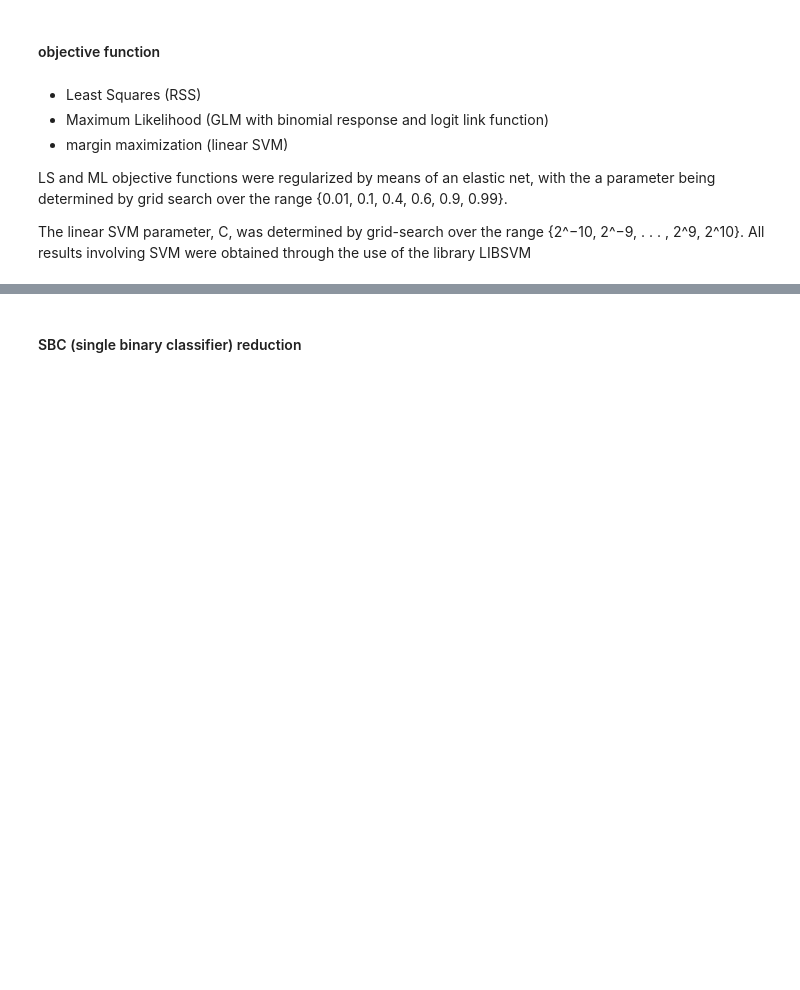
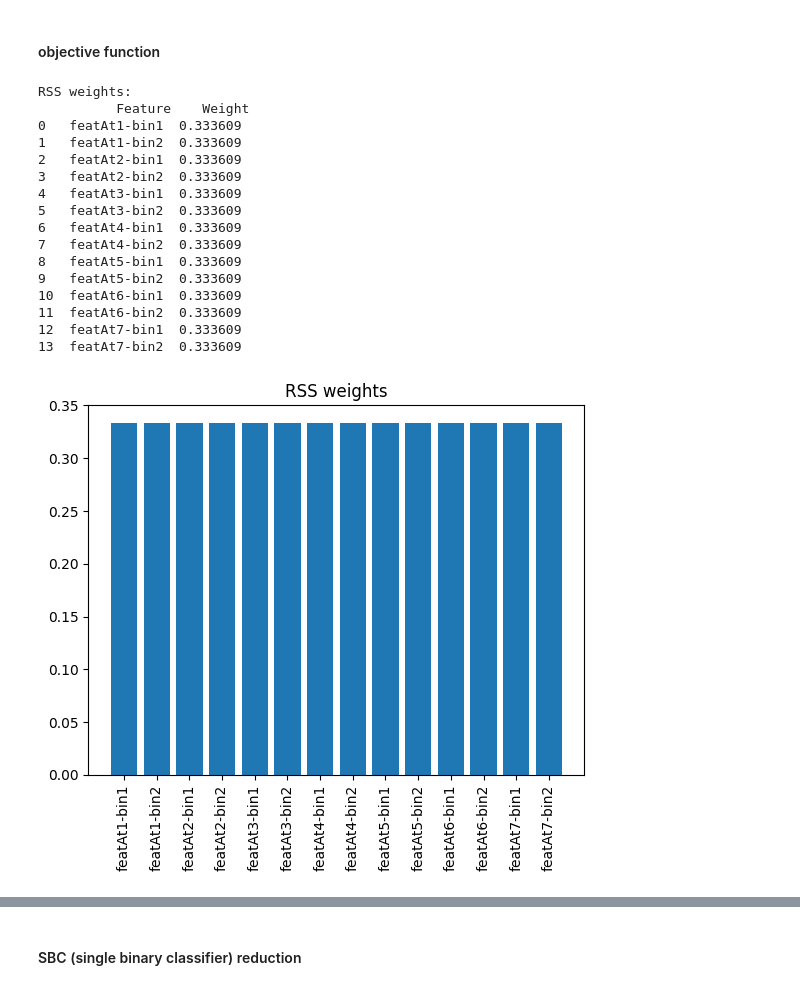
Before and after one commit to mafits/opt-ordinal-scorecards, a Jupyter notebook: diff-scorecards.ipynb, the cells around one changed output, grey strips where cells are left out. Saved outputs shown, nothing was run; the diff lists cells and outputs as text; code cells hidden in the pictures; blank space fills up the shorter version.

Commit message:
change obj functions + aesthetic evaluation binary target

```diff
--- a/diff-scorecards.ipynb
+++ b/diff-scorecards.ipynb
@@ -310,16 +472,6 @@ def grid_search(model, X, y, param_grid, cv=10):
     return grid_search
 # %% [markdown]
 #### objective function
-# %% [markdown]
-- Least Squares (RSS)
-- Maximum Likelihood (GLM with binomial response and logit link function)
-- margin maximization (linear SVM)
-
-LS and ML objective functions were regularized by means of an elastic net, with the a parameter
-being determined by grid search over the range {0.01, 0.1, 0.4, 0.6, 0.9, 0.99}.
-
-The linear SVM parameter, C, was determined by grid-search over the range {2^−10, 2^−9, . . . , 2^9, 2^10}.
-All results involving SVM were obtained through the use of the library LIBSVM
 # %%
 def get_weights(model, disc_X, y):
     model.fit(disc_X, y)
@@ -327,11 +479,44 @@ def get_weights(model, disc_X, y):
     feature_names = disc_X.columns
     weights_df = pd.DataFrame({'Feature': feature_names, 'Weight': weights})
     return weights_df
-# %%
-# RSS
-grid_search_rss = grid_search(elastic_net, disc_app_X, app_y, param_grid)
-best_model_rss = grid_search_rss.best_estimator_
-weights_rss = get_weights(best_model_rss, disc_app_X, app_y)
-print("RSS weights:\n", weights_rss)
+# %%
+# RSS
+def rss(X, y):
+    # linear_regression = LinearRegression()
+    linear_regression = Lasso()
+    param_grid = {'alpha': alpha}
+    grid_search_rss = grid_search(linear_regression, X, y, param_grid)
+    best_model_rss = grid_search_rss.best_estimator_
+    weights_rss = get_weights(best_model_rss, X, y)
+    print("RSS weights:\n", weights_rss)
+
+    # plot
+    plt.figure()
+    plt.bar(weights_rss['Feature'], weights_rss['Weight'])
+    plt.xticks(rotation=90)
+    plt.title('RSS weights')
+    plt.show()
+
+    return weights_rss
+
+app_weights_rss = rss(disc_app_X, app_y)
+# %% [output]
+RSS weights:
+          Feature    Weight
+0   featAt1-bin1  0.333609
+1   featAt1-bin2  0.333609
+2   featAt2-bin1  0.333609
+3   featAt2-bin2  0.333609
+4   featAt3-bin1  0.333609
+5   featAt3-bin2  0.333609
+6   featAt4-bin1  0.333609
+7   featAt4-bin2  0.333609
+8   featAt5-bin1  0.333609
+9   featAt5-bin2  0.333609
+10  featAt6-bin1  0.333609
+11  featAt6-bin2  0.333609
+12  featAt7-bin1  0.333609
+13  featAt7-bin2  0.333609
+[figure, added]
 # %%
 # maximum likelihood (GLM with binomial response and logit link function)
```
Also changed, not shown: parts of 35 cells of this notebook, 1 other file.
